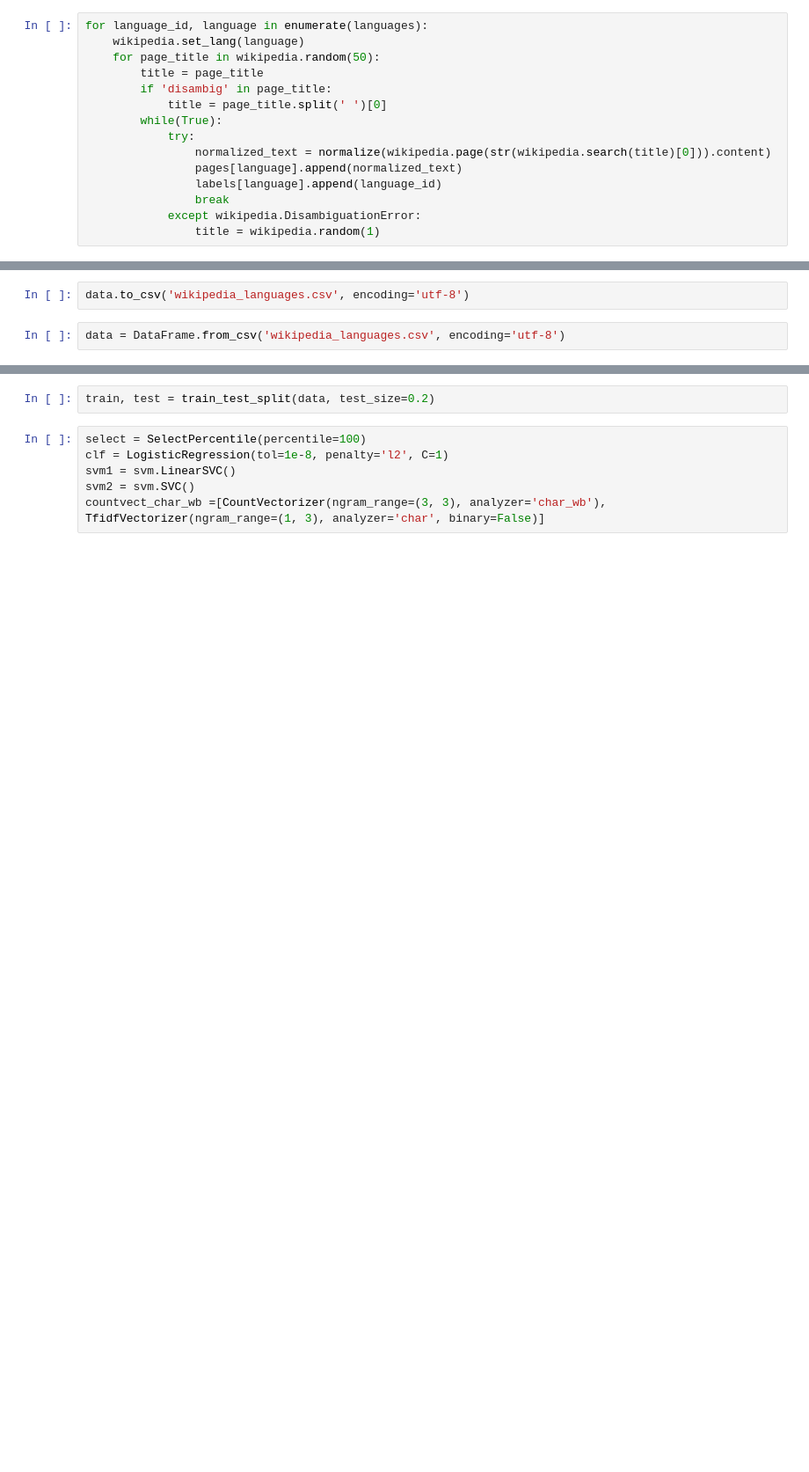
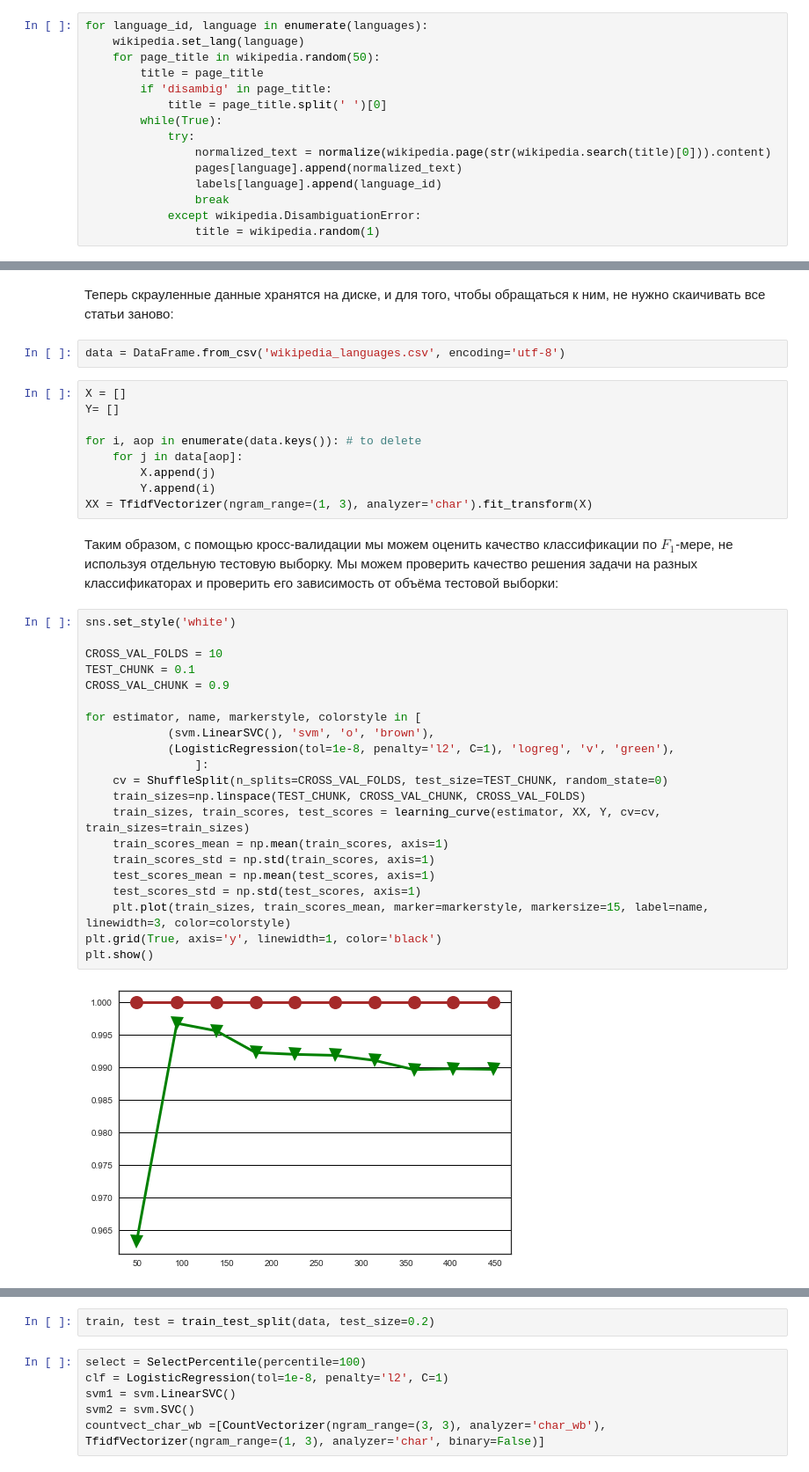
Before and after one commit to lilaspourpre/compling, a Jupyter notebook: hw1.ipynb, the cells around one changed output, grey strips where cells are left out. Shown at 88% size. Drawn from its saved outputs; the diff is of its cells as text; blank space fills up the shorter version.

Commit message:
add shufflesplit plot, add more text

```diff
--- a/hw1.ipynb
+++ b/hw1.ipynb
@@ -155,4 +117,38 @@ data = DataFrame(list(zip(list(chain.from_iterable(pages[language] for language
-# %%
-data.to_csv('wikipedia_languages.csv', encoding='utf-8')
+# %% [markdown]
+Теперь скрауленные данные хранятся на диске, и для того, чтобы обращаться к ним, не нужно скаичивать все статьи заново:
 # %%
 data = DataFrame.from_csv('wikipedia_languages.csv', encoding='utf-8')
+# %%
+X = []
+Y= []
+
+for i, aop in enumerate(data.keys()): # to delete
+    for j in data[aop]:
+        X.append(j)
+        Y.append(i)
+XX = TfidfVectorizer(ngram_range=(1, 3), analyzer='char').fit_transform(X)
+# %% [markdown]
+Таким образом, с помощью кросс-валидации мы можем оценить качество классификации по $F_1$-мере, не используя отдельную тестовую выборку. Мы можем проверить качество решения задачи на разных классификаторах и проверить его зависимость от объёма тестовой выборки:
+# %%
+sns.set_style('white')
+
+CROSS_VAL_FOLDS = 10
+TEST_CHUNK = 0.1
+CROSS_VAL_CHUNK = 0.9
+
+for estimator, name, markerstyle, colorstyle in [
+            (svm.LinearSVC(), 'svm', 'o', 'brown'),
+            (LogisticRegression(tol=1e-8, penalty='l2', C=1), 'logreg', 'v', 'green'),
+                ]:
+    cv = ShuffleSplit(n_splits=CROSS_VAL_FOLDS, test_size=TEST_CHUNK, random_state=0)
+    train_sizes=np.linspace(TEST_CHUNK, CROSS_VAL_CHUNK, CROSS_VAL_FOLDS)
+    train_sizes, train_scores, test_scores = learning_curve(estimator, XX, Y, cv=cv, train_sizes=train_sizes)
+    train_scores_mean = np.mean(train_scores, axis=1)
+    train_scores_std = np.std(train_scores, axis=1)
+    test_scores_mean = np.mean(test_scores, axis=1)
+    test_scores_std = np.std(test_scores, axis=1)
+    plt.plot(train_sizes, train_scores_mean, marker=markerstyle, markersize=15, label=name, linewidth=3, color=colorstyle)
+plt.grid(True, axis='y', linewidth=1, color='black')
+plt.show()
+# %% [output]
+[figure, added]
```
Also changed, not shown: parts of 19 cells of this notebook.
